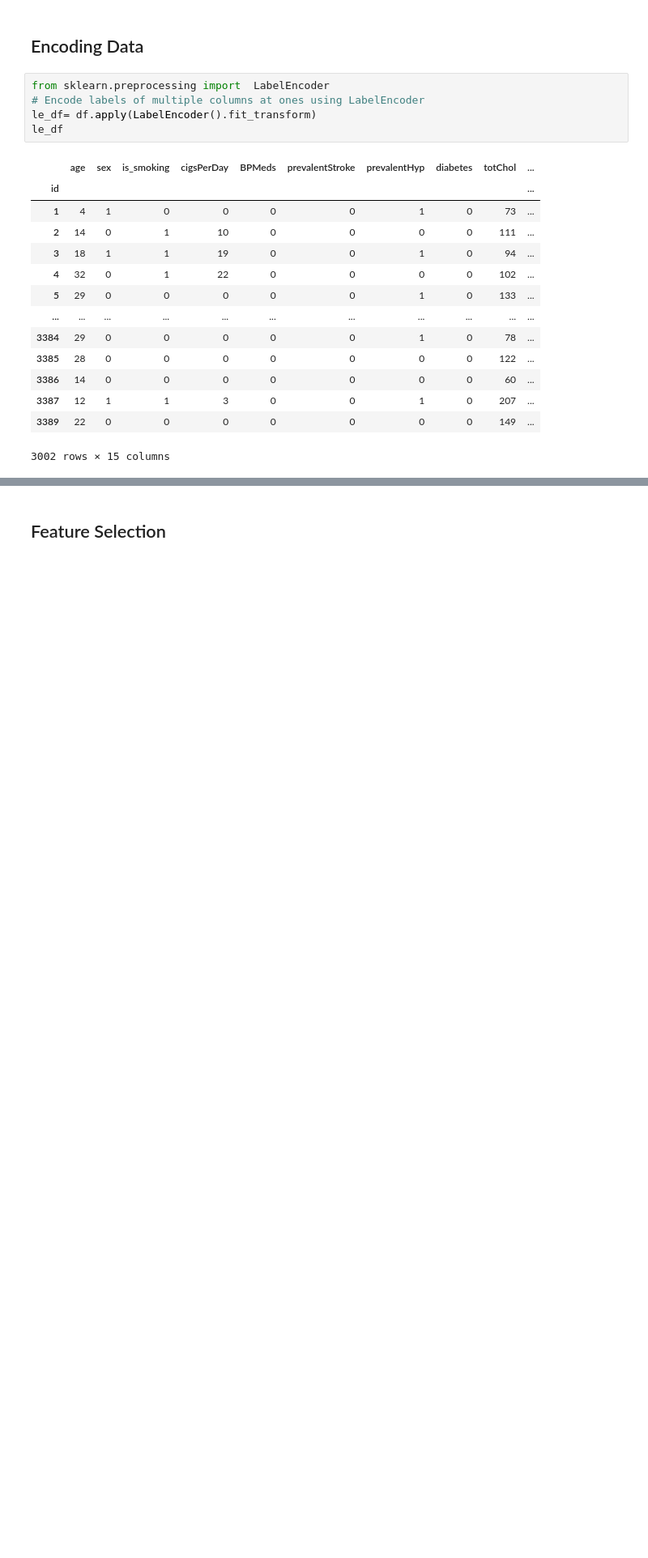
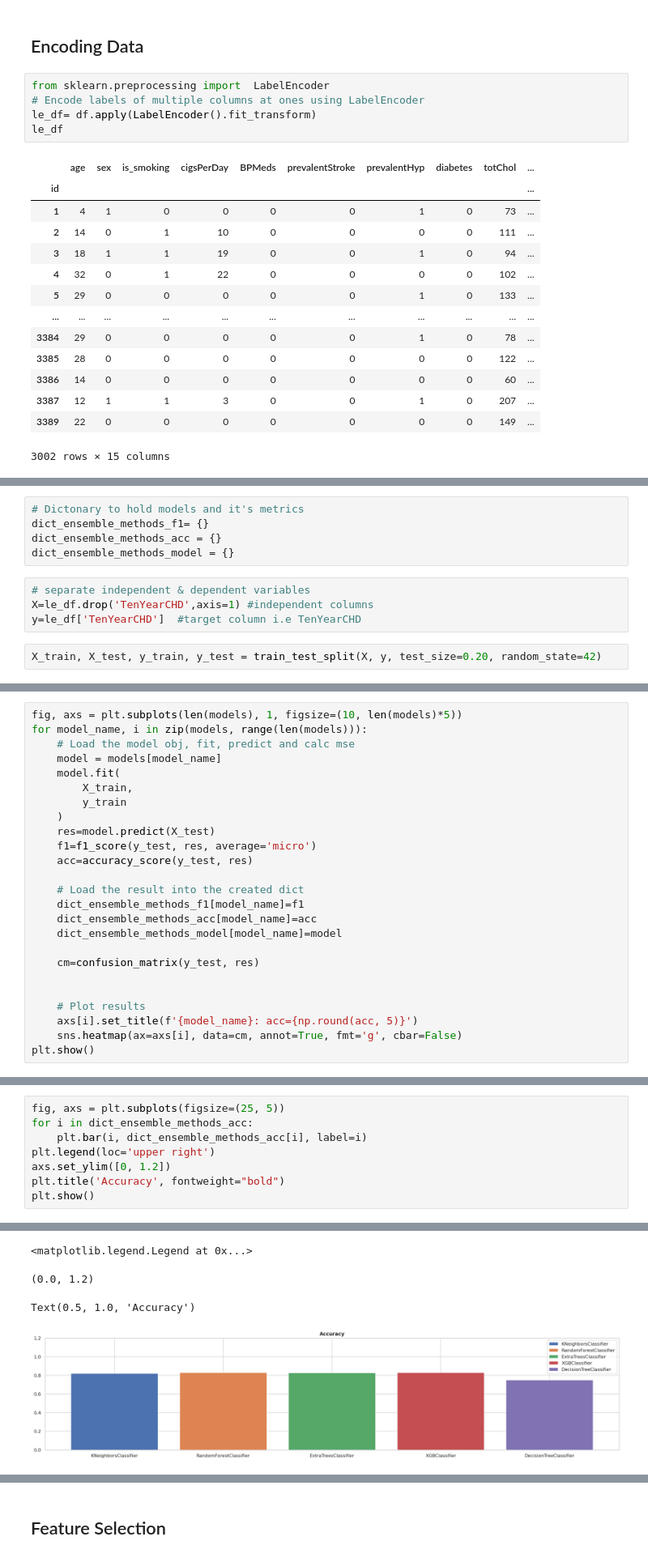
Before and after one commit to jayu071/Cardiovascular_Risk_Prediction_JN, a Jupyter notebook: JN_Cardiovascular_Risk_Prediction.ipynb, the cells around one changed output, grey strips where cells are left out. Shown at 81% size. Drawn from its saved outputs; the diff is of its cells as text; blank space fills up the shorter version.

```diff
--- a/JN_Cardiovascular_Risk_Prediction.ipynb
+++ b/JN_Cardiovascular_Risk_Prediction.ipynb
@@ -343,0 +387,11 @@ le_df
+# %%
+# Dictonary to hold models and it's metrics
+dict_ensemble_methods_f1= {}
+dict_ensemble_methods_acc = {}
+dict_ensemble_methods_model = {}
+# %%
+# separate independent & dependent variables
+X=le_df.drop('TenYearCHD',axis=1) #independent columns
+y=le_df['TenYearCHD']  #target column i.e TenYearCHD
+# %%
+X_train, X_test, y_train, y_test = train_test_split(X, y, test_size=0.20, random_state=42)
@@ -343,0 +406,25 @@ le_df
+# %%
+fig, axs = plt.subplots(len(models), 1, figsize=(10, len(models)*5))
+for model_name, i in zip(models, range(len(models))):
+    # Load the model obj, fit, predict and calc mse
+    model = models[model_name]
+    model.fit(
+        X_train,
+        y_train
+    )
+    res=model.predict(X_test)
+    f1=f1_score(y_test, res, average='micro')
+    acc=accuracy_score(y_test, res)
+
+    # Load the result into the created dict
+    dict_ensemble_methods_f1[model_name]=f1
+    dict_ensemble_methods_acc[model_name]=acc
+    dict_ensemble_methods_model[model_name]=model
+
+    cm=confusion_matrix(y_test, res)
+
+
+    # Plot results
+    axs[i].set_title(f'{model_name}: acc={np.round(acc, 5)}')
+    sns.heatmap(ax=axs[i], data=cm, annot=True, fmt='g', cbar=False)
+plt.show()
@@ -343,0 +449,9 @@ le_df
+# %%
+fig, axs = plt.subplots(figsize=(25, 5))
+for i in dict_ensemble_methods_acc:
+    plt.bar(i, dict_ensemble_methods_acc[i], label=i)
+plt.legend(loc='upper right')
+axs.set_ylim([0, 1.2])
+plt.title('Accuracy', fontweight="bold")
+plt.show()
+# %% [output]
@@ -343,0 +463,4 @@ le_df
+<matplotlib.legend.Legend at 0x...>
+(0.0, 1.2)
+Text(0.5, 1.0, 'Accuracy')
+[figure, added]
```
Also changed, not shown: parts of 15 cells of this notebook.
